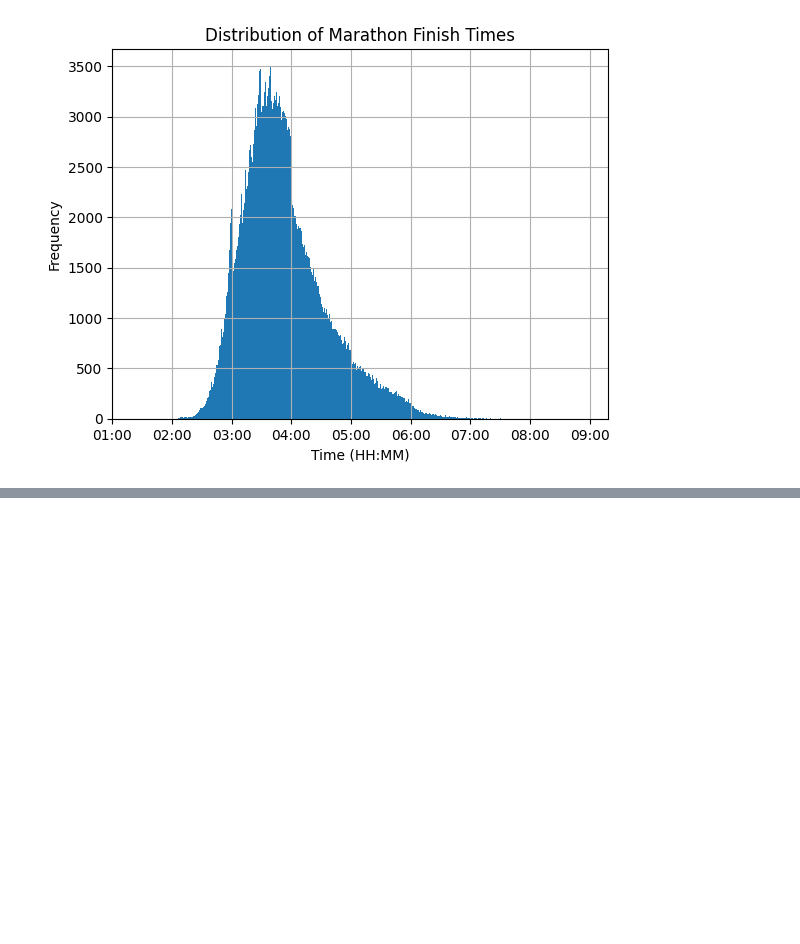
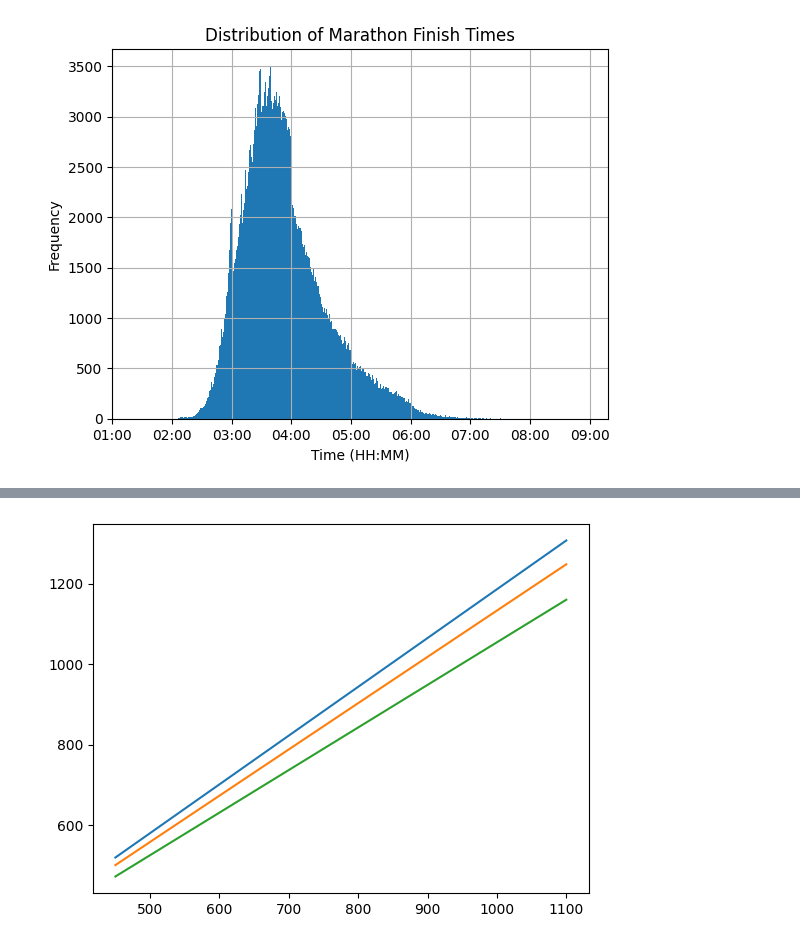
Before and after one commit to eaegerber/Marathon_Predictor, a Jupyter notebook: analysis.ipynb, the cells around one changed output, grey strips where cells are left out. Drawn from its saved outputs; the diff is of its cells as text; code cells hidden in the pictures; blank space fills up the shorter version.

```diff
--- a/analysis.ipynb
+++ b/analysis.ipynb
@@ -342,0 +291,9 @@ xtrain
+# %%
+
+for dist, color in [("10K", "blue"), ("20K", "orange"), ("30K", "green")]:
+    small_data = table2[table2["dist"] == dist]#[["total_pace", "finish"]]
+    m, b = np.polyfit(small_data["total_pace"], small_data["finish"], 1)
+    x = np.array([1100, 450])
+    plt.plot(x, m*x + b)
+# %% [output]
+[figure, added]
```
Also changed, not shown: parts of 19 cells of this notebook, 2 other files.
